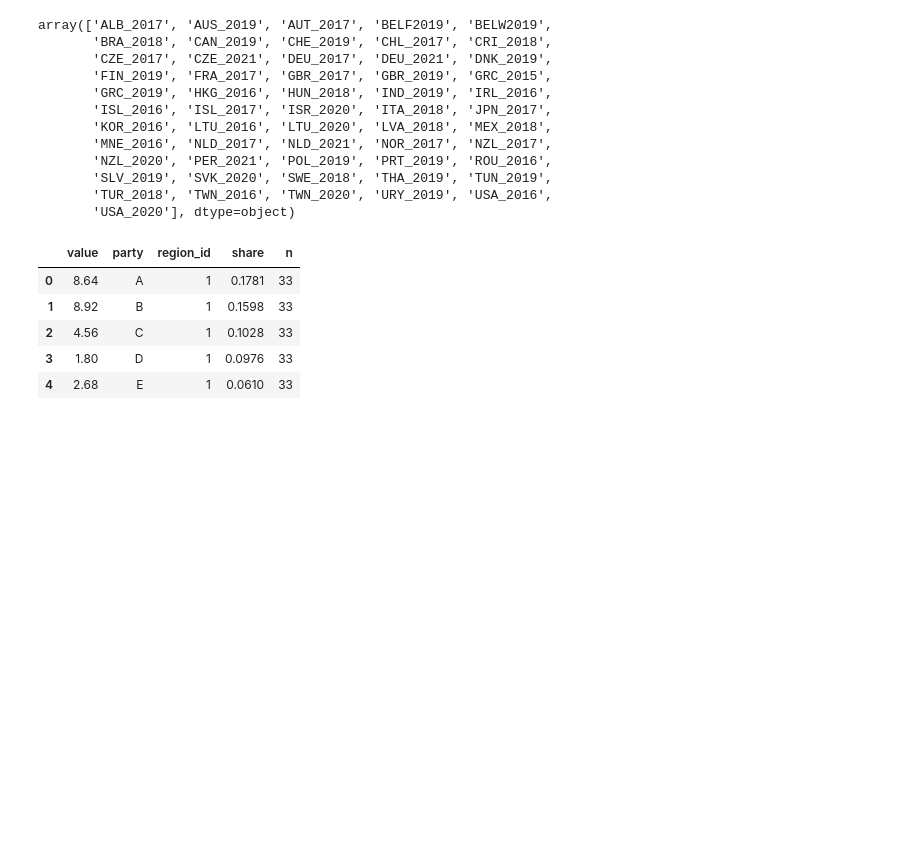
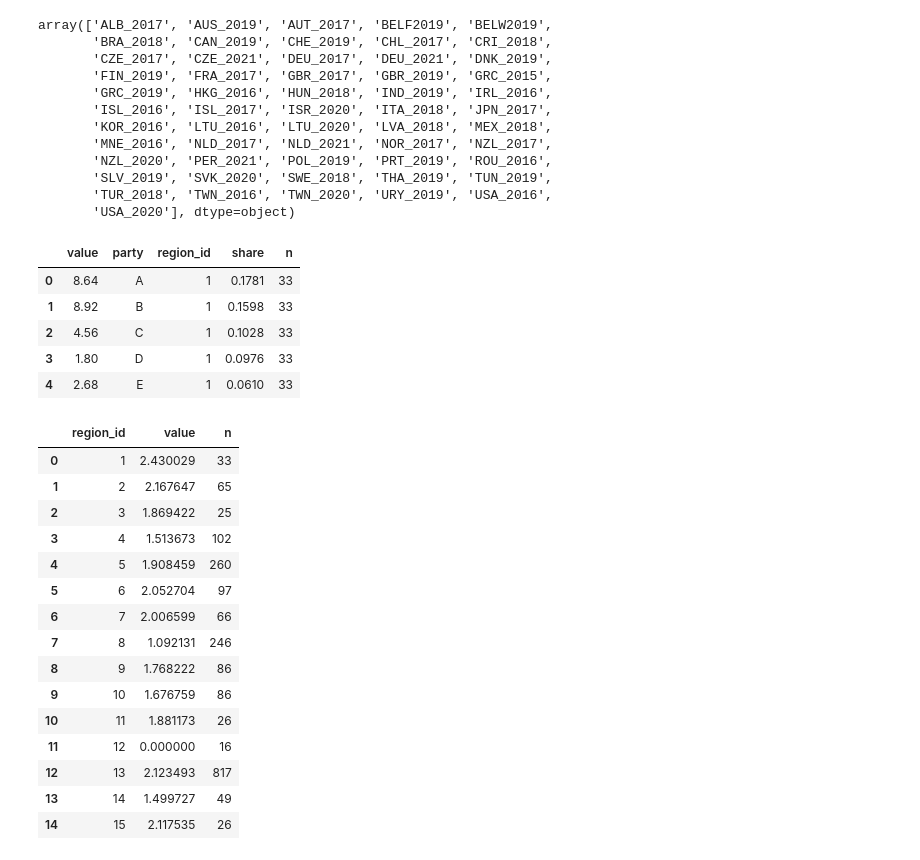
Before and after one commit to cnavarreteliz/atlas-elections-data, a Jupyter notebook: Deprecated_Python/CSES.ipynb, the cells around one changed output. Cells and saved outputs as stored; diff of their text form; code cells hidden in the pictures; blank space fills up the shorter version.

```diff
--- a/Deprecated_Python/CSES.ipynb
+++ b/Deprecated_Python/CSES.ipynb
@@ -21,7 +21,7 @@ pd.set_option("display.max_columns", None)
 # E2020 : REGION OF RESIDENCE
 # E1013 : >>> FACTOR: SAMPLE SIZE ADJUSTMENT Factor Weight of Weights provided by the national election study
 # %%
-df = pd.read_csv("data_external/CSES/cses5.csv")
+df = pd.read_csv("../data_external/CSES/cses5.csv")
 df.head()
 # %% [output]
 |  | E1001 | E1002_VER | E1002_DOI | E1003 | E1004 | E1005 | E1006 | E1006_UN | E1006_UNALPHA2 | ... |
@@ -101,21 +101,38 @@ df_party.head()
 # %%
 ideology = []
 
 for region_id, frag_region in df_party.dropna().groupby("region_id"):
 
     for i, frag_a in frag_region.groupby("party"):
         v = 0
         for j, frag_b in frag_region.groupby("party"):
             if i != j:
                 distance = np.absolute(frag_a["value"].values[0] - frag_b["value"].values[0])
                 share = frag_b["share"].values[0] / (1 - frag_a["share"].values[0])
                 v += (distance * share)
 
         ideology.append({
             "party": i,
             "region_id": region_id,
             "value": v * frag_a["share"].values[0],
             "n": frag_a["n"].values[0]
         })
 
-pd.DataFrame(ideology).groupby("region_id").agg({"value": "sum", "n": "max"}).reset_index().to_csv(f"data_cses/{pkey}.csv", index=False)
+pd.DataFrame(ideology).groupby("region_id").agg({"value": "sum", "n": "max"}).reset_index()#.to_csv(f"data_cses/{pkey}.csv", index=False)
+# %% [output]
+|  | region_id | value | n |
+| 0 | 1 | 2.430029 | 33 |
+| 1 | 2 | 2.167647 | 65 |
+| 2 | 3 | 1.869422 | 25 |
+| 3 | 4 | 1.513673 | 102 |
+| 4 | 5 | 1.908459 | 260 |
+| 5 | 6 | 2.052704 | 97 |
+| 6 | 7 | 2.006599 | 66 |
+| 7 | 8 | 1.092131 | 246 |
+| 8 | 9 | 1.768222 | 86 |
+| 9 | 10 | 1.676759 | 86 |
+| 10 | 11 | 1.881173 | 26 |
+| 11 | 12 | 0.000000 | 16 |
+| 12 | 13 | 2.123493 | 817 |
+| 13 | 14 | 1.499727 | 49 |
+| 14 | 15 | 2.117535 | 26 |
```
Also changed, not shown: 46 other files.
